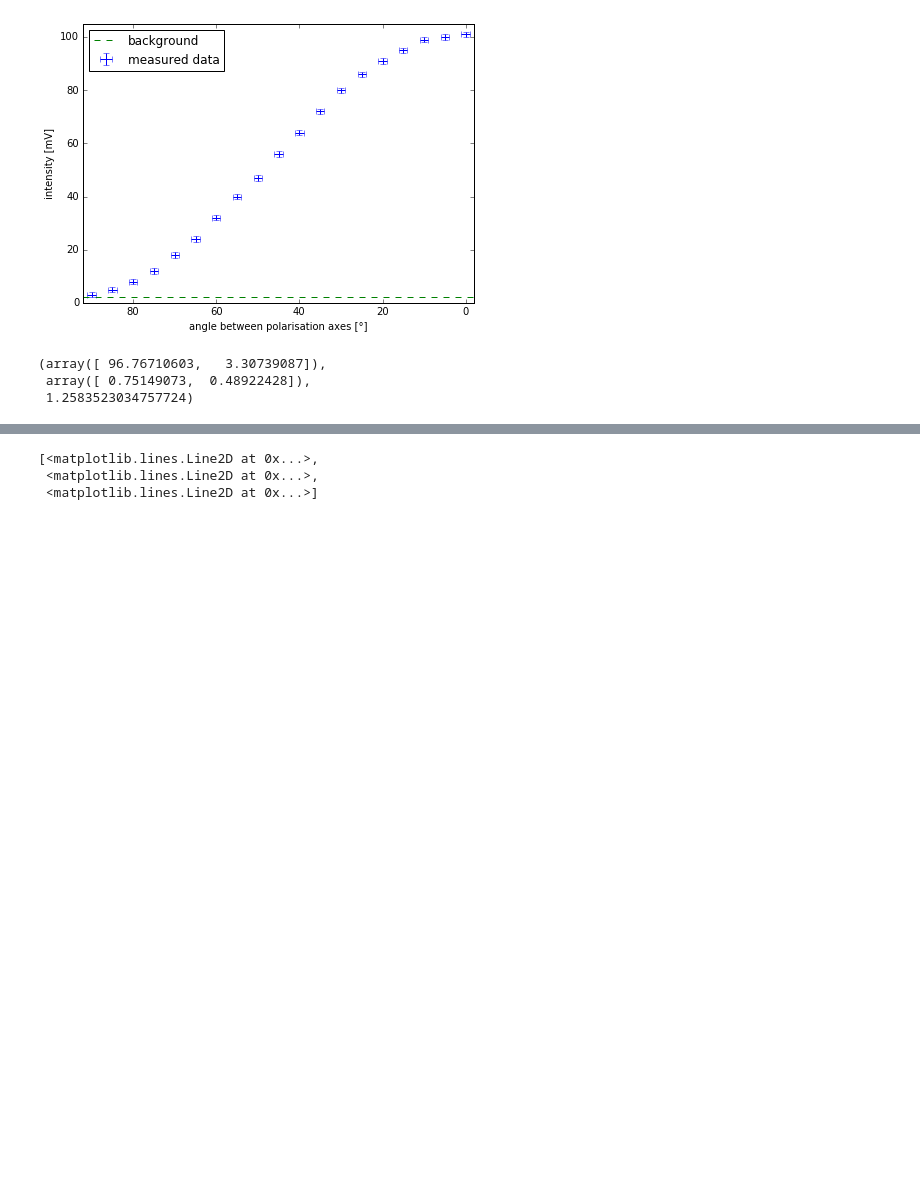
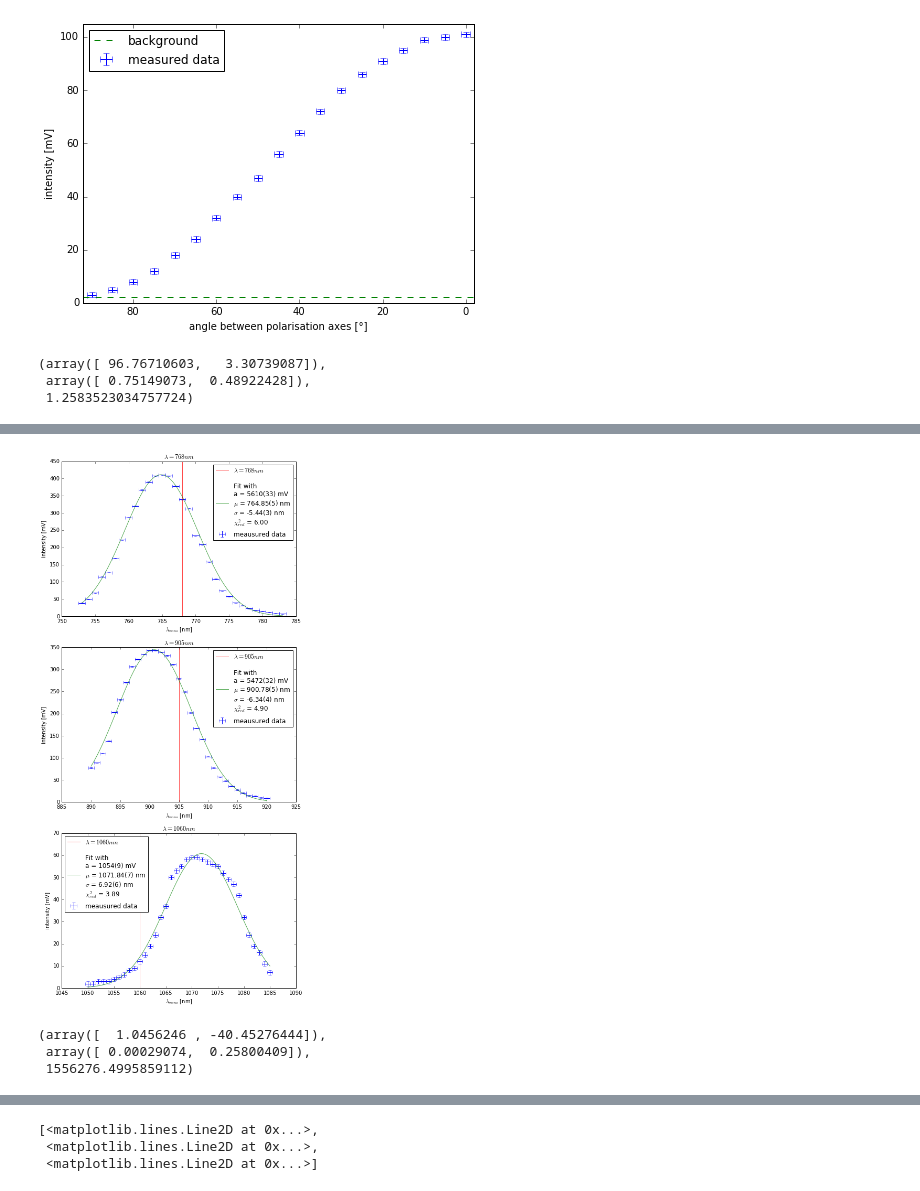
Before and after one commit to NlKLas/PyRePo, a Jupyter notebook: V44/V44.ipynb, the cells around one changed output, grey strips where cells are left out. Cells and saved outputs as stored; diff of their text form; code cells hidden in the pictures; blank space fills up the shorter version.

```diff
--- a/V44/V44.ipynb
+++ b/V44/V44.ipynb
@@ -122,0 +183,35 @@ ax.axvline(1060)
+# %%
+fig,ax = plt.subplots(3,1,figsize=(8,18))
+
+for i in [0,1,2]:
+    ax[i].axvline(λ_2[i], color='r', alpha=0.7, label='$\lambda = %d nm$'%λ_2[i])
+    ax[i].errorbar(mono_2[i], U_2[i] - U_0, xerr=Δmono, yerr=ΔU, ecolor='b',
+                fmt='none', label='meausured data')
+    x = np.linspace(min(mono_2[i]), max(mono_2[i]), 100)
+    ax[i].plot(x, gauss(x, *opt_2[i]), c='g', alpha=0.7, label="""
+Fit with
+a = %.f(%.f) mV
+$\mu$ = %.2f(%.f) nm
+$\sigma$ = %.2f(%.f) nm
+$\chi^2_{red}$ = %.2f"""%(opt_2[i][0],
+                          10**0*err_2[i][0], opt_2[i][1], 10**2*err_2[i][1], opt_2[i][2], 10**2*err_2[i][2], χ2_2[i]))
+    ax[i].set_title('$\lambda = %d nm$'%λ_2[i])
+    ax[i].legend(loc=0)
+    ax[i].set_xlabel('$\lambda_{mono}$ [nm]')
+    ax[i].set_ylabel('intensity [mV]')
+#fig.savefig('mono_single_fits.pdf')
+# %% [output]
+[figure, added]
+# %%
+λ_mono = np.rollaxis(opt_2,1)[1]
+Δλ_mono = np.rollaxis(err_2,1)[1]
+
+opt_3, cov_3 = curve_fit(lin, λ_2, λ_mono, sigma = Δλ_mono, absolute_sigma = True)
+err_3 = np.sqrt(np.diag(cov_3))
+χ2_3 = sum((λ_mono - lin(λ_2, *opt_3))**2/Δλ_mono**2)/(len(λ_mono) - len(opt_3))
+
+opt_3, err_3, χ2_3
+# %% [output]
+(array([  1.0456246 , -40.45276444]),
+ array([ 0.00029074,  0.25800409]),
+ 1556276.4995859112)
```
Also changed, not shown: parts of 8 cells of this notebook, 2 other files.
